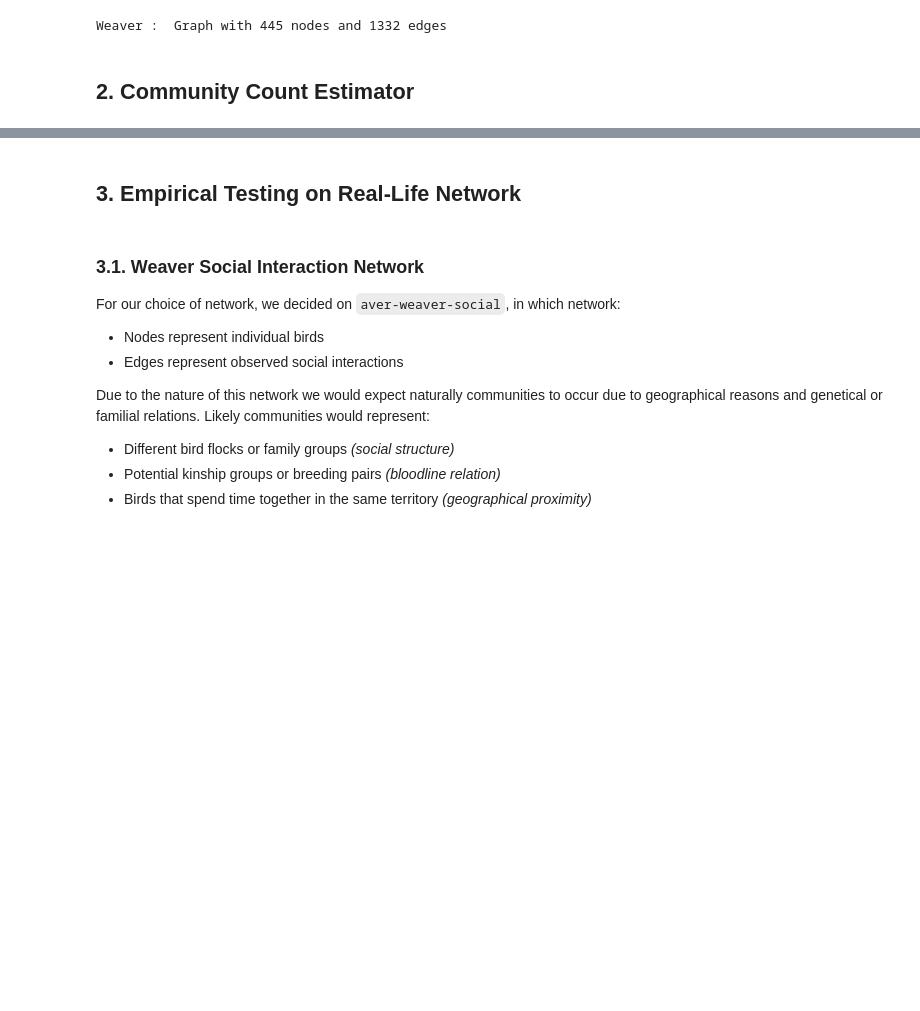
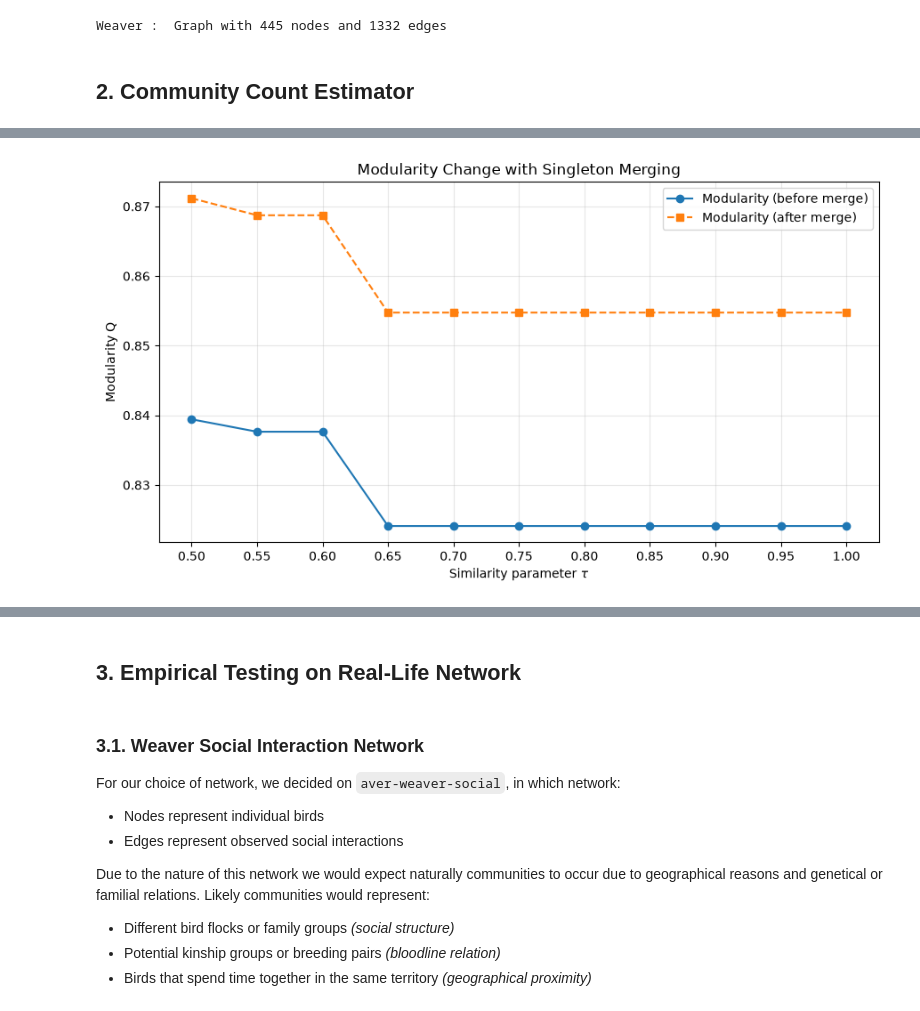
Before and after one commit to MatheoLeMercier/Group_20_Project_3, a Jupyter notebook: Group_20_Project_3_.ipynb, the cells around one changed output, grey strips where cells are left out. Drawn from its saved outputs; the diff is of its cells as text; code cells hidden in the pictures; blank space fills up the shorter version.

```diff
--- a/Group_20_Project_3_.ipynb
+++ b/Group_20_Project_3_.ipynb
@@ -534,0 +435,25 @@ whether degree-normalized similarities or alternative grouping procedures can im
+# %%
+plt.figure(figsize=(9, 5))
+
+plt.plot(
+    tau_df["tau"],
+    merge_df["Q before"],
+    "o-", label="Modularity (before merge)"
+)
+
+plt.plot(
+    tau_df["tau"],
+    merge_df["Q after"],
+    "s--", label="Modularity (after merge)"
+)
+
+plt.xlabel(r"Similarity parameter $\tau$")
+plt.ylabel("Modularity Q")
+plt.title(r"Modularity Change with Singleton Merging")
+plt.xticks(taus)
+plt.grid(alpha=0.3)
+plt.legend()
+plt.tight_layout()
+plt.show()
+# %% [output]
+[figure, added]
```
Also changed, not shown: parts of 36 cells of this notebook, 1 other file.
